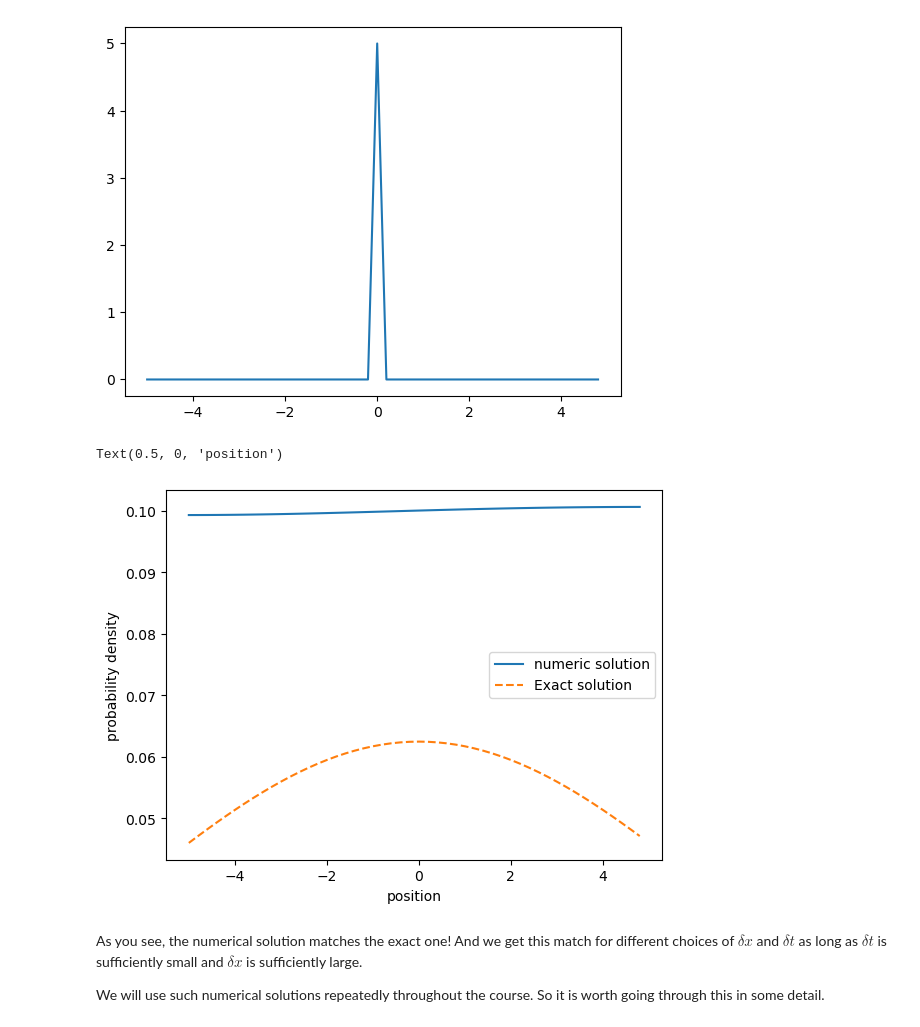
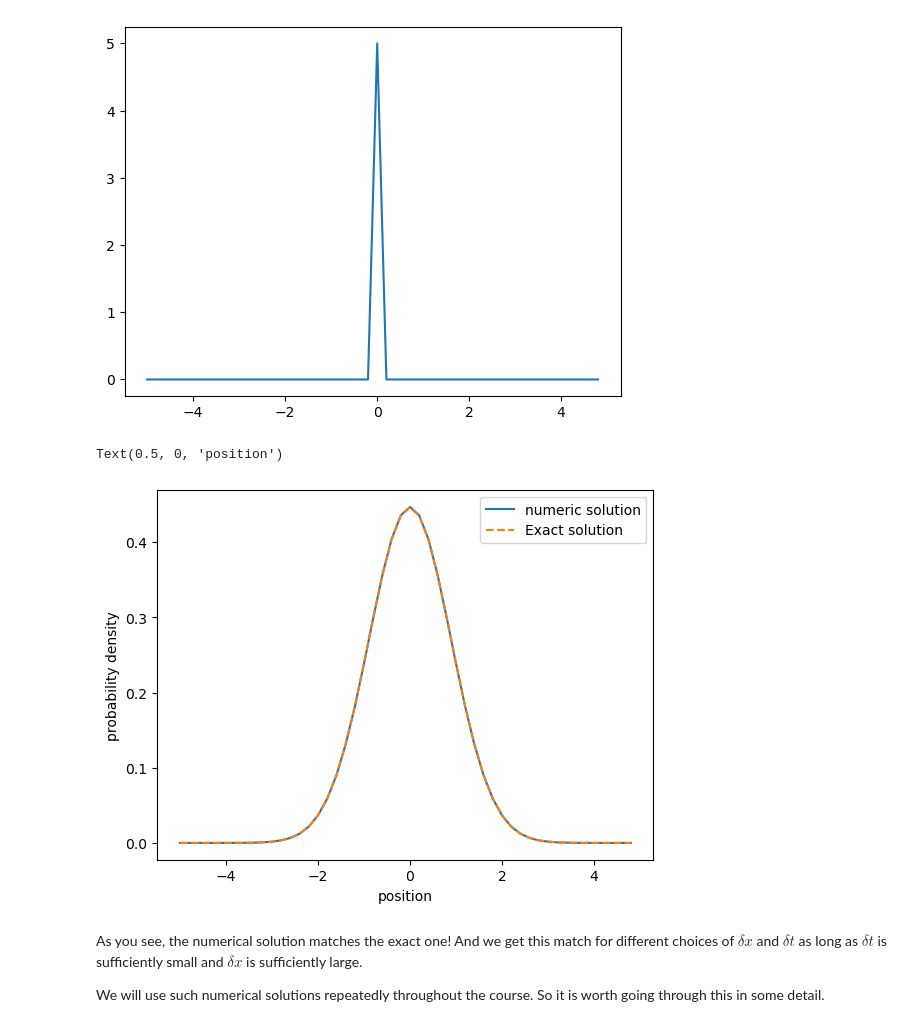
Before and after one commit to neherlab/PoL1-course-materials, a Jupyter notebook: notebooks/lecture04b_DiffusionEquation.ipynb, the cells around one changed output. Cells and saved outputs as stored; diff of their text form; code cells hidden in the pictures.

```diff
--- a/notebooks/lecture04b_DiffusionEquation.ipynb
+++ b/notebooks/lecture04b_DiffusionEquation.ipynb
@@ -148,7 +145,7 @@ p[100] = 1 # this position corresponds to x=0
 
 # define the hopping rates. Note these have units 1/time and don't need to add up to one
 r = 0.2
-l = 0.2
+l = 0.3
 
 # define the derivative
 def dpdt(p, r, l):
@@ -330,21 +327,21 @@ plt.plot(x,p)
 [figure]
 # %%
 # solve the equation using the forward Euler method
-tmax = 20.4
+tmax = 0.4
 t=0
 while t<tmax:
     p += dt*dpdt(p, r, l)
     t += dt
 
 # plot the result
 plt.plot(x,p, label="numeric solution")
 plt.plot(x, gauss_solution(x, tmax, v, D), ls='--', label='Exact solution')
 plt.legend()
 plt.ylabel('probability density')
 plt.xlabel('position')
 # %% [output]
 Text(0.5, 0, 'position')
-[figure, old version]
+[figure, new version]
 # %% [markdown]
 As you see, the numerical solution matches the exact one! And we get this match for different choices of $\delta x$ and $\delta t$ as long as $\delta t$ is sufficiently small and $\delta x$ is sufficiently large.
 
```
Also changed, not shown: parts of 3 cells of this notebook, 3 other files.
